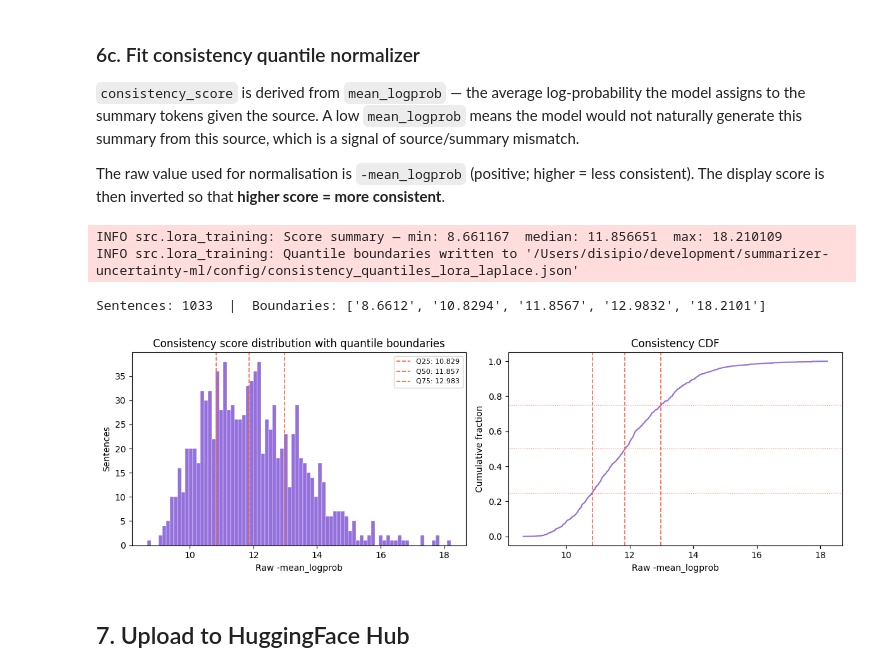
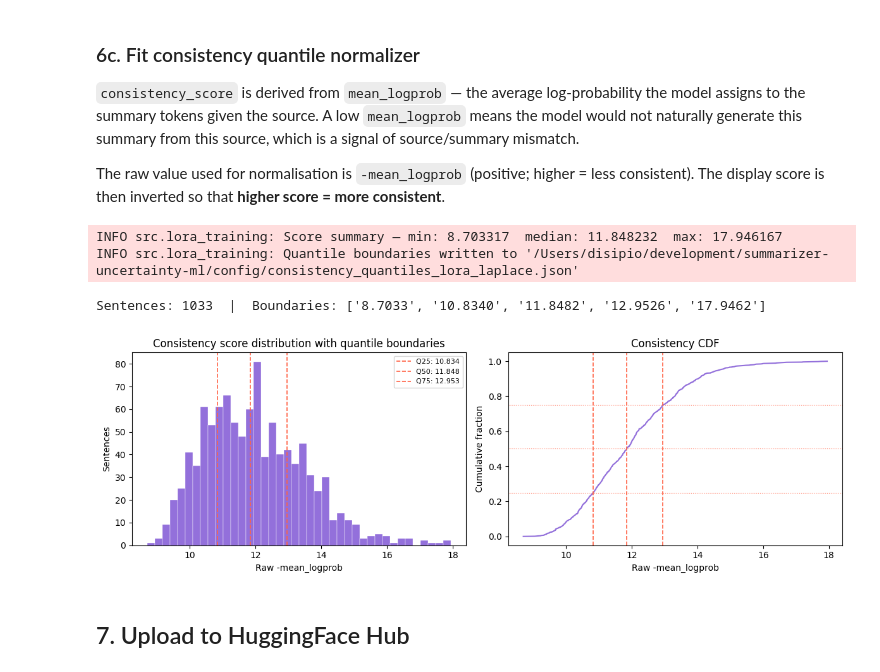
Before and after one commit to rdisipio/summarizer-uncertainty-ml, a Jupyter notebook: notebooks/02_lora_laplace_training.ipynb, the cells around one changed output. Saved outputs shown, nothing was run; the diff lists cells and outputs as text; code cells hidden in the pictures.

```diff
--- a/notebooks/02_lora_laplace_training.ipynb
+++ b/notebooks/02_lora_laplace_training.ipynb
@@ -65,7 +65,7 @@ BF16          = True   # set False if bf16 is not supported on your device
 CALIBRATION_SPLIT    = 0.3
 PRIOR_PRECISION      = 1e-9   # must be << median Fisher (~2.4e-6); at 0.01 the prior dominated 1000x
 TARGET_STD           = 0.2 # 0.05
-SAMPLE_COUNT         = 10      # must match the production API default (ScoreRequest.sample_count)
+SAMPLE_COUNT         = 7      # must match the production API default (ScoreRequest.sample_count)
 ENCODER_PAD_LENGTH   = 256    # default 512; reduce to cut forward-pass time
 DECODER_PAD_LENGTH   = 64     # default 256; reduce to cut forward-pass time
 SCORING_PAIRS_LIMIT  = 500  # set to None to use all pairs (much slower)
@@ -550,37 +546,37 @@ n_con = len(inconsistency_scores)
 consistency_boundaries = fit_quantiles(inconsistency_scores)
 
 save_quantiles(consistency_boundaries, str(CONSISTENCY_QUANTILES_FILE))
 print(f"Sentences: {n_con}  |  Boundaries: {[f'{b:.4f}' for b in consistency_boundaries]}")
 
 # ── Distribution plot ─────────────────────────────────────────────────────────
 import matplotlib.pyplot as plt
 
 fig, axes = plt.subplots(1, 2, figsize=(12, 4))
 
-axes[0].hist(inconsistency_scores, bins=80, color="mediumpurple", edgecolor="white", linewidth=0.3)
+axes[0].hist(inconsistency_scores, bins=40, color="mediumpurple", edgecolor="white", linewidth=0.3)
 for q, b in zip([25, 50, 75], consistency_boundaries[1:-1]):
     axes[0].axvline(b, color="tomato", linestyle="--", linewidth=1.2, label=f"Q{q}: {b:.3f}")
 axes[0].set_xlabel("Raw -mean_logprob")
 axes[0].set_ylabel("Sentences")
 axes[0].set_title("Consistency score distribution with quantile boundaries")
 axes[0].legend(fontsize=8)
 
 cdf_y = [i / (n_con - 1) for i in range(n_con)]
 axes[1].plot(inconsistency_scores, cdf_y, color="mediumpurple", linewidth=1.5)
 for q, b in zip([0.25, 0.50, 0.75], consistency_boundaries[1:-1]):
     axes[1].axvline(b, color="tomato", linestyle="--", linewidth=1.2)
     axes[1].axhline(q, color="tomato", linestyle=":", linewidth=0.8)
 axes[1].set_xlabel("Raw -mean_logprob")
 axes[1].set_ylabel("Cumulative fraction")
 axes[1].set_title("Consistency CDF")
 
 plt.tight_layout()
 plt.show()
 # %% [output]
-INFO src.lora_training: Score summary — min: 8.661167  median: 11.856651  max: 18.210109
+INFO src.lora_training: Score summary — min: 8.703317  median: 11.848232  max: 17.946167
 INFO src.lora_training: Quantile boundaries written to '/Users/disipio/development/summarizer-uncertainty-ml/config/consistency_quantiles_lora_laplace.json'
-Sentences: 1033  |  Boundaries: ['8.6612', '10.8294', '11.8567', '12.9832', '18.2101']
+Sentences: 1033  |  Boundaries: ['8.7033', '10.8340', '11.8482', '12.9526', '17.9462']
-[figure, old version]
+[figure, new version]
 # %% [markdown]
 ## 7. Upload to HuggingFace Hub
 # %%
```
Also changed, not shown: parts of 5 cells of this notebook, 6 other files.
